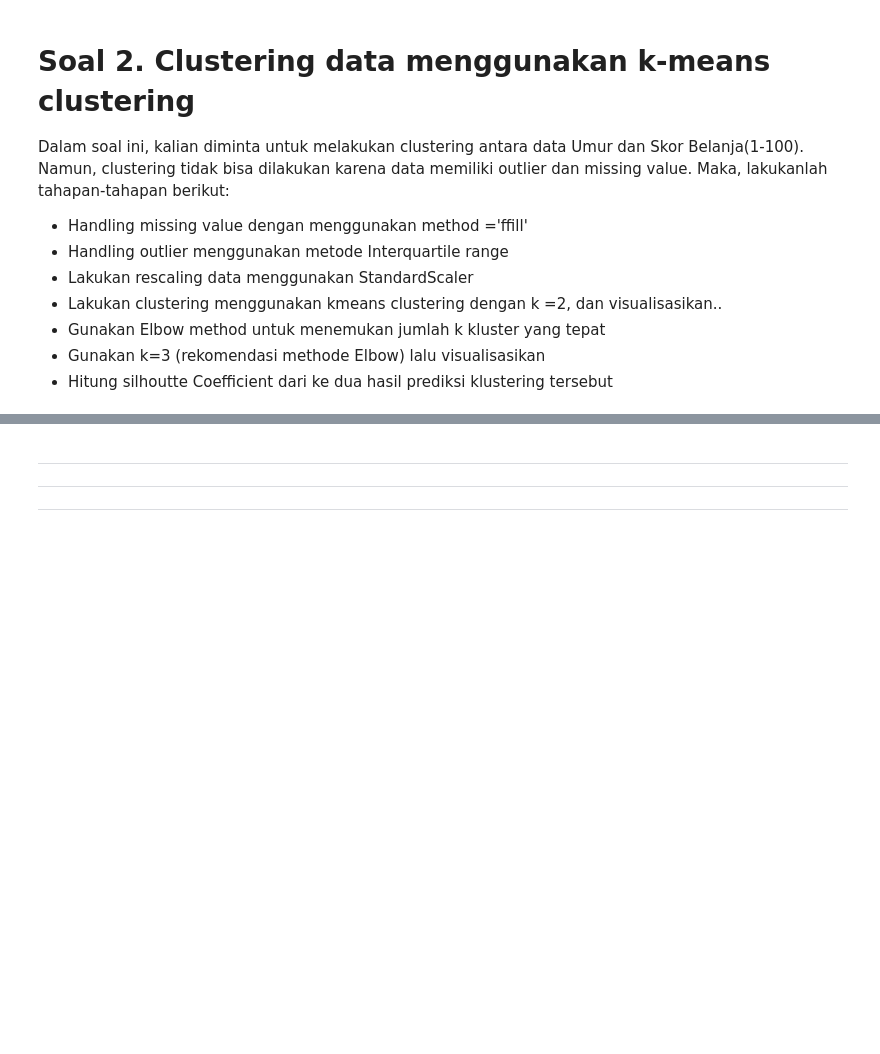
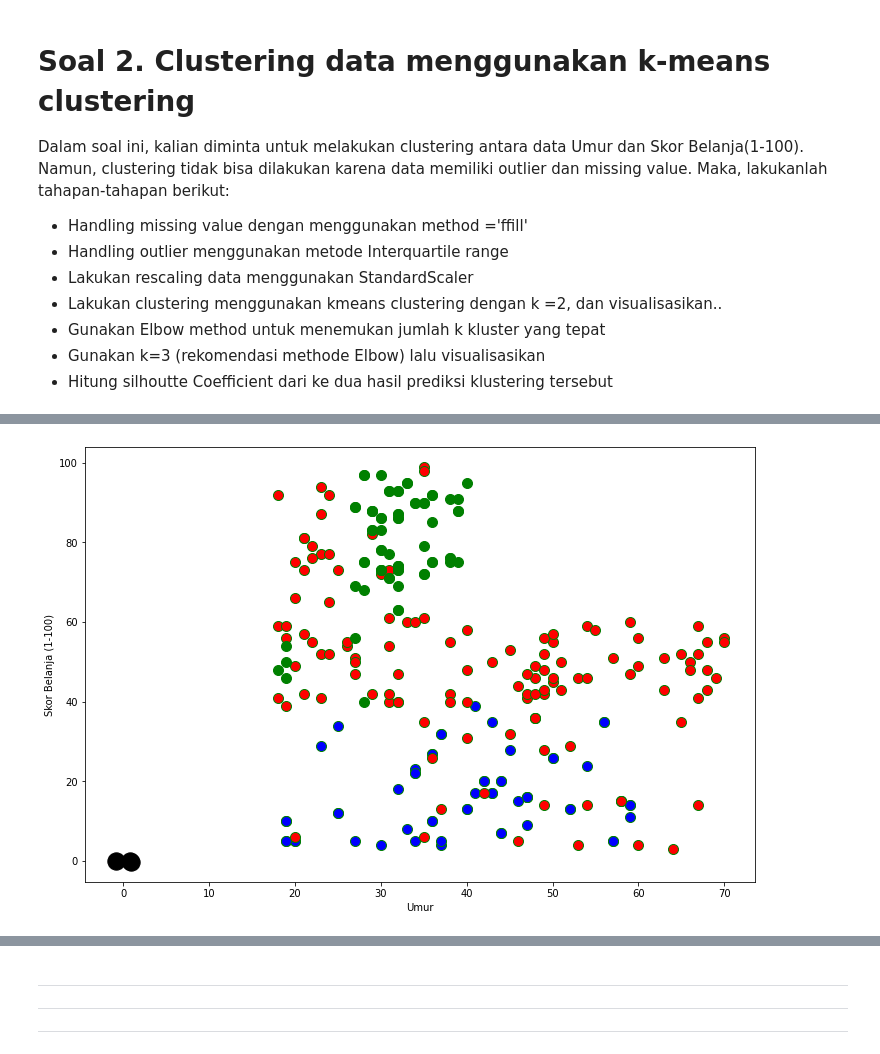
Before and after one commit to benidictusgalihmp/DS-SanberCode, a Jupyter notebook: W04/W04_T03.ipynb, the cells around one changed output, grey strips where cells are left out. Saved outputs shown, nothing was run; the diff lists cells and outputs as text; code cells hidden in the pictures; blank space fills up the shorter version.

```diff
--- a/W04/W04_T03.ipynb
+++ b/W04/W04_T03.ipynb
@@ -104,3 +169,24 @@ df = df[(df['Umur'] < upper_umur) & (df['Umur'] > lower_umur) & (df['Skor Belanj
+# %%
+# 3-means clustering
+kmeans3 = KMeans(n_clusters=3, random_state=42).fit(dfscale)
+labels3 = kmeans3.labels_
+
+dfclust3 = pd.DataFrame(data=df, columns=['Umur', 'Skor Belanja (1-100)'])
+label_3 = kmeans3.labels_
+dfclust3['label_3'] = label_3
+# %%
+plt.figure(figsize=(12,8))
+
+plt.scatter(dfclust3['Umur'][dfclust3.label_3 == 0], dfclust3['Skor Belanja (1-100)'][dfclust3.label_3 == 0], c='blue', s=100, edgecolors='green')
+plt.scatter(dfclust3['Umur'][dfclust3.label_3 == 1], dfclust3['Skor Belanja (1-100)'][dfclust3.label_3 == 1], c='red', s=100, edgecolors='green')
+plt.scatter(dfclust3['Umur'][dfclust3.label_3 == 2], dfclust3['Skor Belanja (1-100)'][dfclust3.label_3 == 2], c='green', s=100, edgecolors='green')
+
+plt.scatter(kmeans3.cluster_centers_[:, 0], kmeans3.cluster_centers_[:, 1], c='k', s=300)
+plt.xlabel('Umur')
+plt.ylabel('Skor Belanja (1-100)')
+plt.show()
+# %% [output]
+[figure, added]
 # %% [markdown]
 Expected output:
 
```
Also changed, not shown: parts of 10 cells of this notebook, 1 other file.
